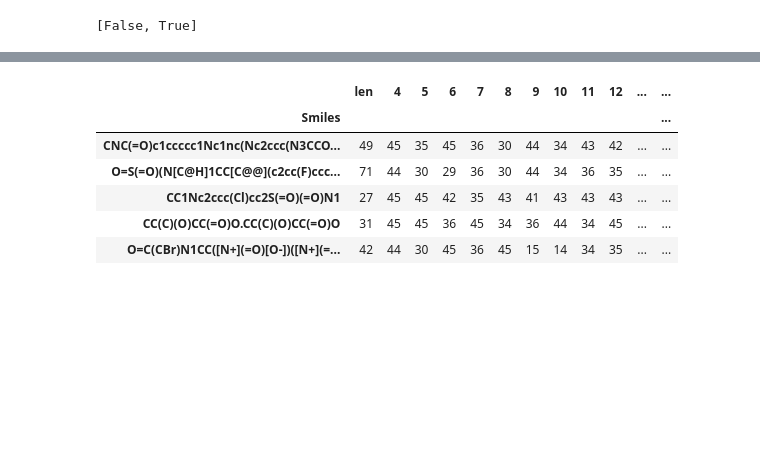
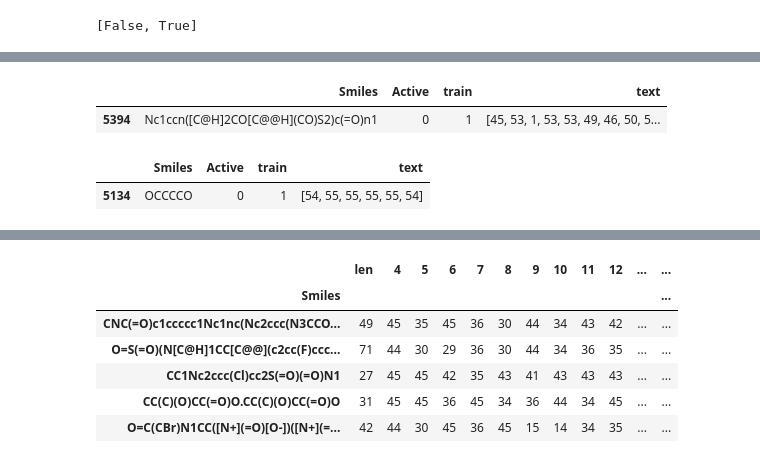
Before and after one commit to RuslanAvtobot/Global_AI_Challange, a Jupyter notebook: Explode_transpon-PyTorch.ipynb, the cells around one changed output, grey strips where cells are left out. Cells and saved outputs as stored; diff of their text form; code cells hidden in the pictures; blank space fills up the shorter version.

```diff
--- a/Explode_transpon-PyTorch.ipynb
+++ b/Explode_transpon-PyTorch.ipynb
@@ -259,0 +198,4 @@ new_df.sample(5)
+# %%
+df['Active'] = df['Active'].fillna(0)
+# %%
+df['Active'] = df['Active'].apply(lambda x: int(x))
@@ -259,0 +216,14 @@ new_df.sample(5)
+# %%
+df['text'] = df['text'].apply(lambda x: x.split(','))
+# %%
+df['text'] = df['text'].apply(lambda x: x[:-1])
+# %%
+df.sample()
+# %% [output]
+|  | Smiles | Active | train | text |
+| 5394 | Nc1ccn([C@H]2CO[C@@H](CO)S2)c(=O)n1 | 0 | 1 | [45, 53, 1, 53, 53, 49, 46, 50, 5... |
+# %%
+df[df.index == 5134]
+# %% [output]
+|  | Smiles | Active | train | text |
+| 5134 | OCCCCO | 0 | 1 | [54, 55, 55, 55, 55, 54] |
```
Also changed, not shown: parts of 48 cells of this notebook, 1 other file.
